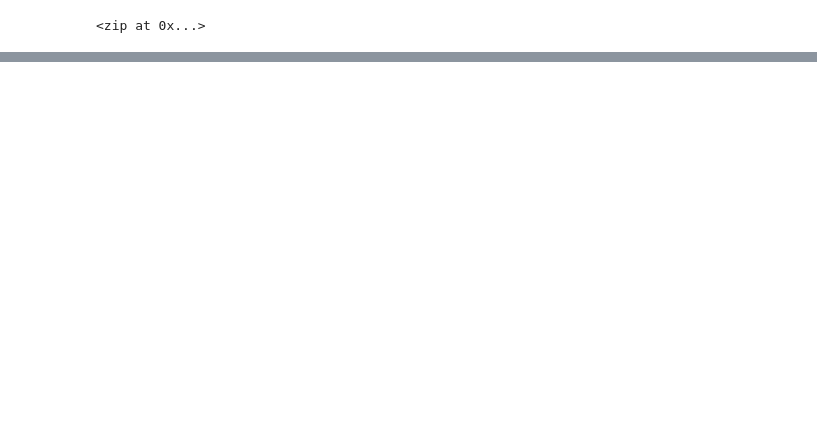
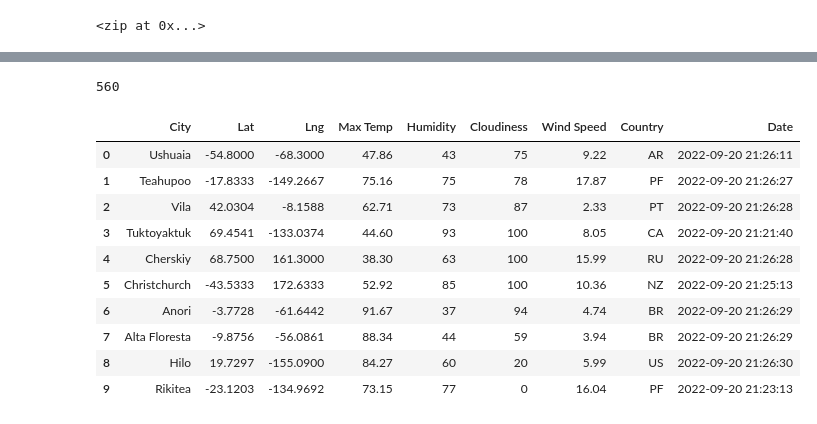
Before and after one commit to gabischlegel/World_Weather_Analysis, a Jupyter notebook: WeatherPy.ipynb, the cells around one changed output, grey strips where cells are left out. Cells and saved outputs as stored; diff of their text form; code cells hidden in the pictures; blank space fills up the shorter version.

Commit message:
Gitignore and weather data

```diff
--- a/WeatherPy.ipynb
+++ b/WeatherPy.ipynb
@@ -8,3 +12,6 @@ import requests
+# %%
+
+url = "http://api.openweathermap.org/data/2.5/weather?units=Imperial&APPID=" + weather_api_key
 # %%
 # Create a set of random latitude and longitude combinations.
 lats = np.random.uniform(low=-90.000, high=90.000, size=1500)
@@ -54,0 +142,20 @@ len(cities)
+# %%
+len(city_data)
+# %% [output]
+560
+# %%
+# Convert the array of dictionaries to a Pandas DataFrame.
+city_data_df = pd.DataFrame(city_data)
+city_data_df.head(10)
+# %% [output]
+|  | City | Lat | Lng | Max Temp | Humidity | Cloudiness | Wind Speed | Country | Date |
+| 0 | Ushuaia | -54.8000 | -68.3000 | 47.86 | 43 | 75 | 9.22 | AR | 2022-09-20 21:26:11 |
+| 1 | Teahupoo | -17.8333 | -149.2667 | 75.16 | 75 | 78 | 17.87 | PF | 2022-09-20 21:26:27 |
+| 2 | Vila | 42.0304 | -8.1588 | 62.71 | 73 | 87 | 2.33 | PT | 2022-09-20 21:26:28 |
+| 3 | Tuktoyaktuk | 69.4541 | -133.0374 | 44.60 | 93 | 100 | 8.05 | CA | 2022-09-20 21:21:40 |
+| 4 | Cherskiy | 68.7500 | 161.3000 | 38.30 | 63 | 100 | 15.99 | RU | 2022-09-20 21:26:28 |
+| 5 | Christchurch | -43.5333 | 172.6333 | 52.92 | 85 | 100 | 10.36 | NZ | 2022-09-20 21:25:13 |
+| 6 | Anori | -3.7728 | -61.6442 | 91.67 | 37 | 94 | 4.74 | BR | 2022-09-20 21:26:29 |
+| 7 | Alta Floresta | -9.8756 | -56.0861 | 88.34 | 44 | 59 | 3.94 | BR | 2022-09-20 21:26:29 |
+| 8 | Hilo | 19.7297 | -155.0900 | 84.27 | 60 | 20 | 5.99 | US | 2022-09-20 21:26:30 |
+| 9 | Rikitea | -23.1203 | -134.9692 | 73.15 | 77 | 0 | 16.04 | PF | 2022-09-20 21:23:13 |
```
Also changed, not shown: parts of 7 cells of this notebook, 3 other files.
